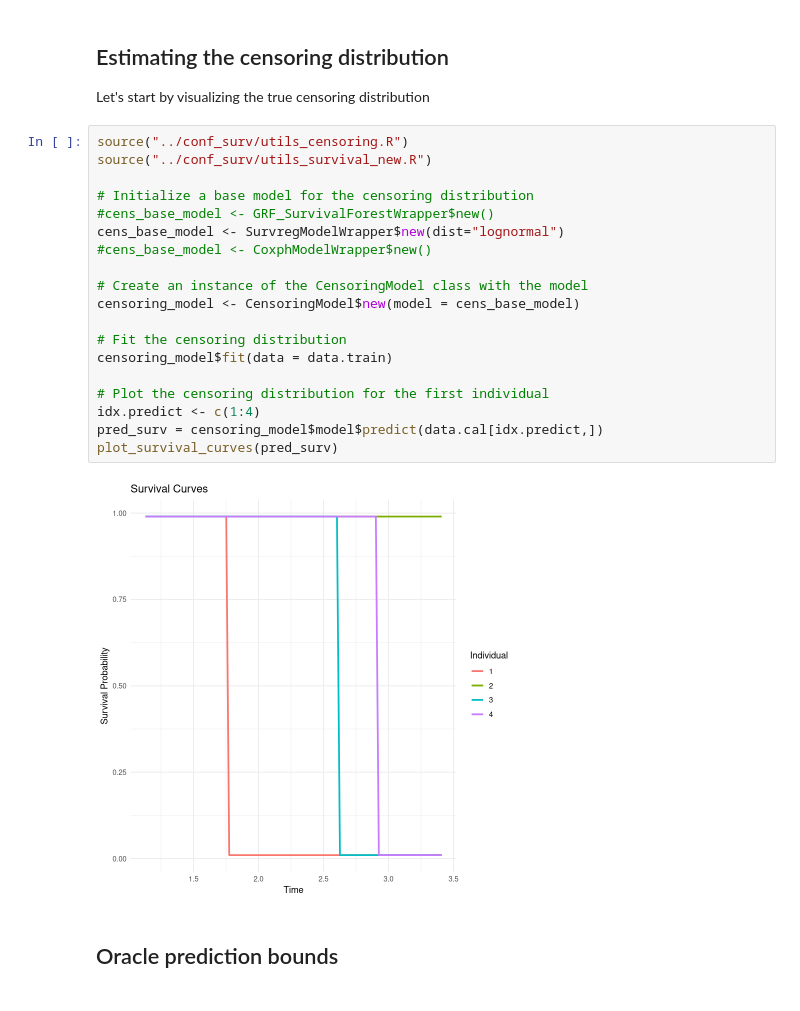
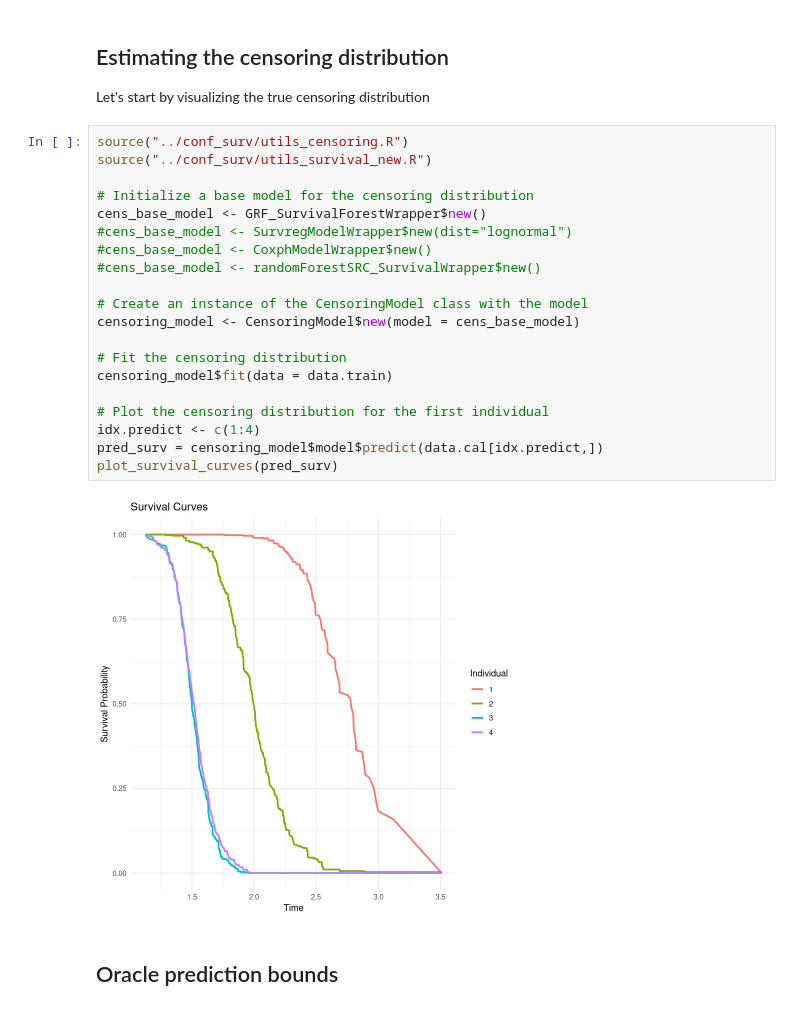
Before and after one commit to msesia/conformal_survival, a Jupyter notebook: code/examples/survival-cqr-new.ipynb, the cells around one changed output. Saved outputs shown, nothing was run; the diff lists cells and outputs as text.

Commit message:
Fixed bug in RF wrapper

```diff
--- a/code/examples/survival-cqr-new.ipynb
+++ b/code/examples/survival-cqr-new.ipynb
@@ -241,24 +241,25 @@ Let's start by visualizing the true censoring distribution
 # %%
 source("../conf_surv/utils_censoring.R")
 source("../conf_surv/utils_survival_new.R")
 
 # Initialize a base model for the censoring distribution
-#cens_base_model <- GRF_SurvivalForestWrapper$new()
-cens_base_model <- SurvregModelWrapper$new(dist="lognormal")
+cens_base_model <- GRF_SurvivalForestWrapper$new()
+#cens_base_model <- SurvregModelWrapper$new(dist="lognormal")
 #cens_base_model <- CoxphModelWrapper$new()
+#cens_base_model <- randomForestSRC_SurvivalWrapper$new()
 
 # Create an instance of the CensoringModel class with the model
 censoring_model <- CensoringModel$new(model = cens_base_model)
 
 # Fit the censoring distribution
 censoring_model$fit(data = data.train)
 
 # Plot the censoring distribution for the first individual
 idx.predict <- c(1:4)
 pred_surv = censoring_model$model$predict(data.cal[idx.predict,])
 plot_survival_curves(pred_surv)
 # %% [output]
-[figure, old version]
+[figure, new version]
 # %% [markdown]
 ## Oracle prediction bounds
 # %%
```
Also changed, not shown: parts of 14 cells of this notebook, 3 other files.
